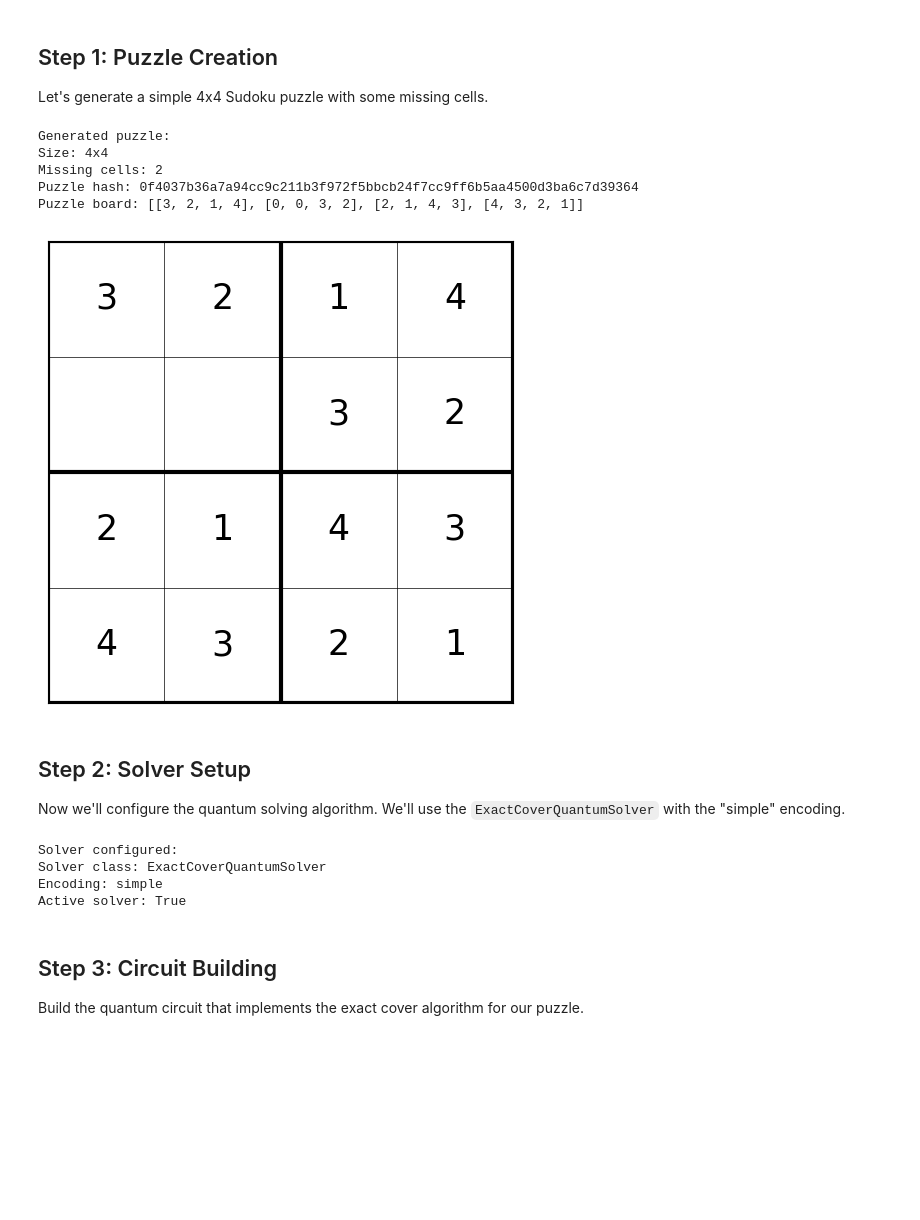
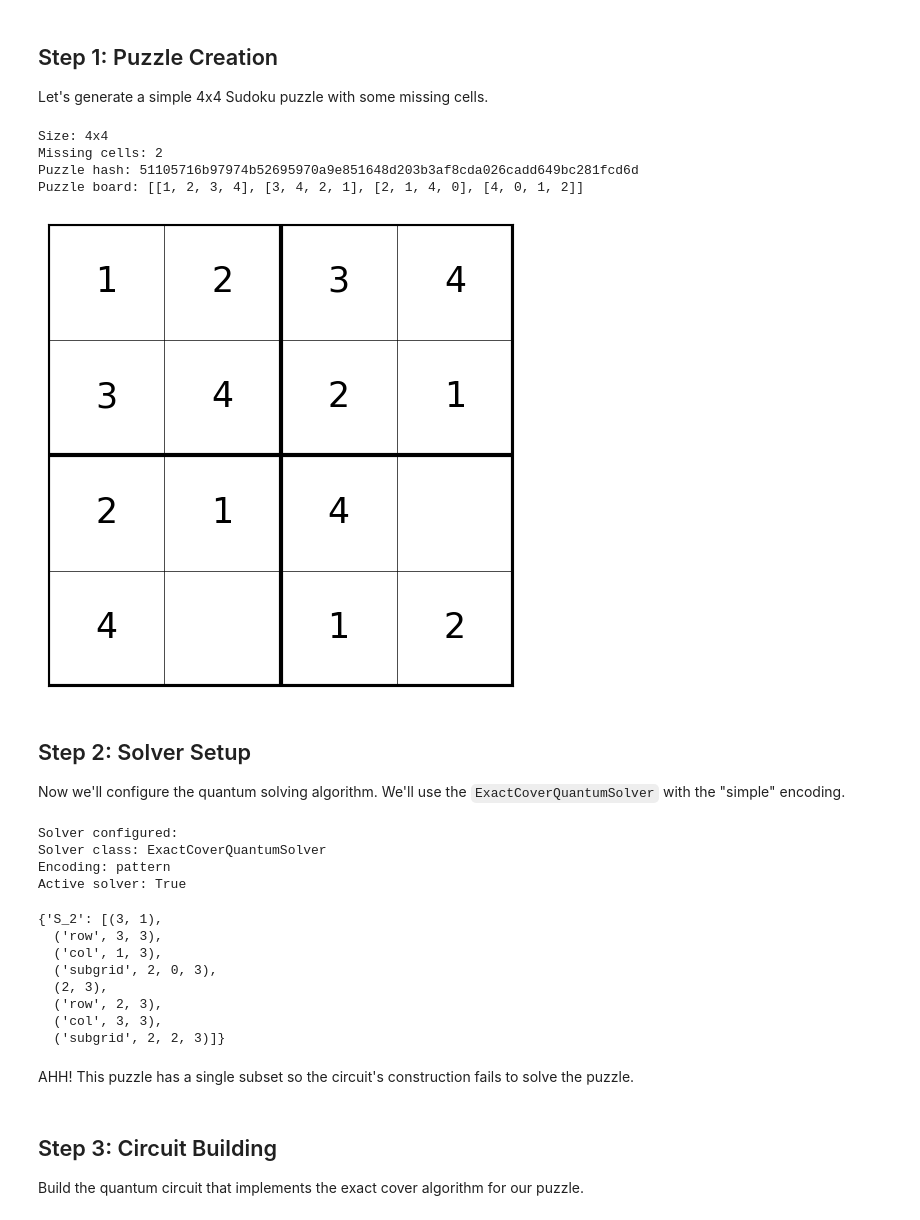
Before and after one commit to ClubComputacionCuantica/sudoku-nisq-benchmark, a Jupyter notebook: notebooks/demo.ipynb, the cells around one changed output. Saved outputs shown, nothing was run; the diff lists cells and outputs as text; code cells hidden in the pictures; blank space fills up the shorter version.

```diff
--- a/notebooks/demo.ipynb
+++ b/notebooks/demo.ipynb
@@ -20,28 +20,52 @@ Let's generate a simple 4x4 Sudoku puzzle with some missing cells.
 # %%
 # Generate a 4x4 Sudoku puzzle with 6 missing cells
 # subgrid_size=2 means 2x2 subgrids, creating a 4x4 puzzle
-puzzle = QSudoku.generate(subgrid_size=2, num_missing_cells=2)
+board=[
+    [
+      1,
+      2,
+      3,
+      4
+    ],
+    [
+      3,
+      4,
+      2,
+      1
+    ],
+    [
+      2,
+      1,
+      4,
+      0
+    ],
+    [
+      4,
+      0,
+      1,
+      2
+    ]
+  ]
+puzzle = QSudoku(board=board)
 
-print("Generated puzzle:")
 print(f"Size: {puzzle.board_size}x{puzzle.board_size}")
 print(f"Missing cells: {puzzle.num_missing_cells}")
 print(f"Puzzle hash: {puzzle.get_hash()}")
 print(f"Puzzle board: {puzzle.board}")
 puzzle.plot()
 # %% [output]
-Generated puzzle:
 Size: 4x4
 Missing cells: 2
-Puzzle hash: 0f4037b36a7a94cc9c211b3f972f5bbcb24f7cc9ff6b5aa4500d3ba6c7d39364
-Puzzle board: [[3, 2, 1, 4], [0, 0, 3, 2], [2, 1, 4, 3], [4, 3, 2, 1]]
+Puzzle hash: 51105716b97974b52695970a9e851648d203b3af8cda026cadd649bc281fcd6d
+Puzzle board: [[1, 2, 3, 4], [3, 4, 2, 1], [2, 1, 4, 0], [4, 0, 1, 2]]
-[figure, old version]
+[figure, new version]
 # %% [markdown]
 ## Step 2: Solver Setup
 
 Now we'll configure the quantum solving algorithm. We'll use the `ExactCoverQuantumSolver` with the "simple" encoding.
 # %%
 # Set the quantum solving algorithm
-puzzle.set_solver(ExactCoverQuantumSolver, encoding="simple")
+puzzle.set_solver(ExactCoverQuantumSolver, encoding="pattern")
 
 print("Solver configured:")
 print(f"Solver class: {type(puzzle._solver).__name__}")
@@ -50,8 +74,21 @@ print(f"Active solver: {puzzle._solver is not None}")
 # %% [output]
 Solver configured:
 Solver class: ExactCoverQuantumSolver
-Encoding: simple
+Encoding: pattern
 Active solver: True
+# %%
+puzzle._solver.subsets
+# %% [output]
+{'S_2': [(3, 1),
+  ('row', 3, 3),
+  ('col', 1, 3),
+  ('subgrid', 2, 0, 3),
+  (2, 3),
+  ('row', 2, 3),
+  ('col', 3, 3),
+  ('subgrid', 2, 2, 3)]}
+# %% [markdown]
+AHH! This puzzle has a single subset so the circuit's construction fails to solve the puzzle.
 # %% [markdown]
 ## Step 3: Circuit Building
 
```
Also changed, not shown: parts of 7 cells of this notebook, 5 other files.
